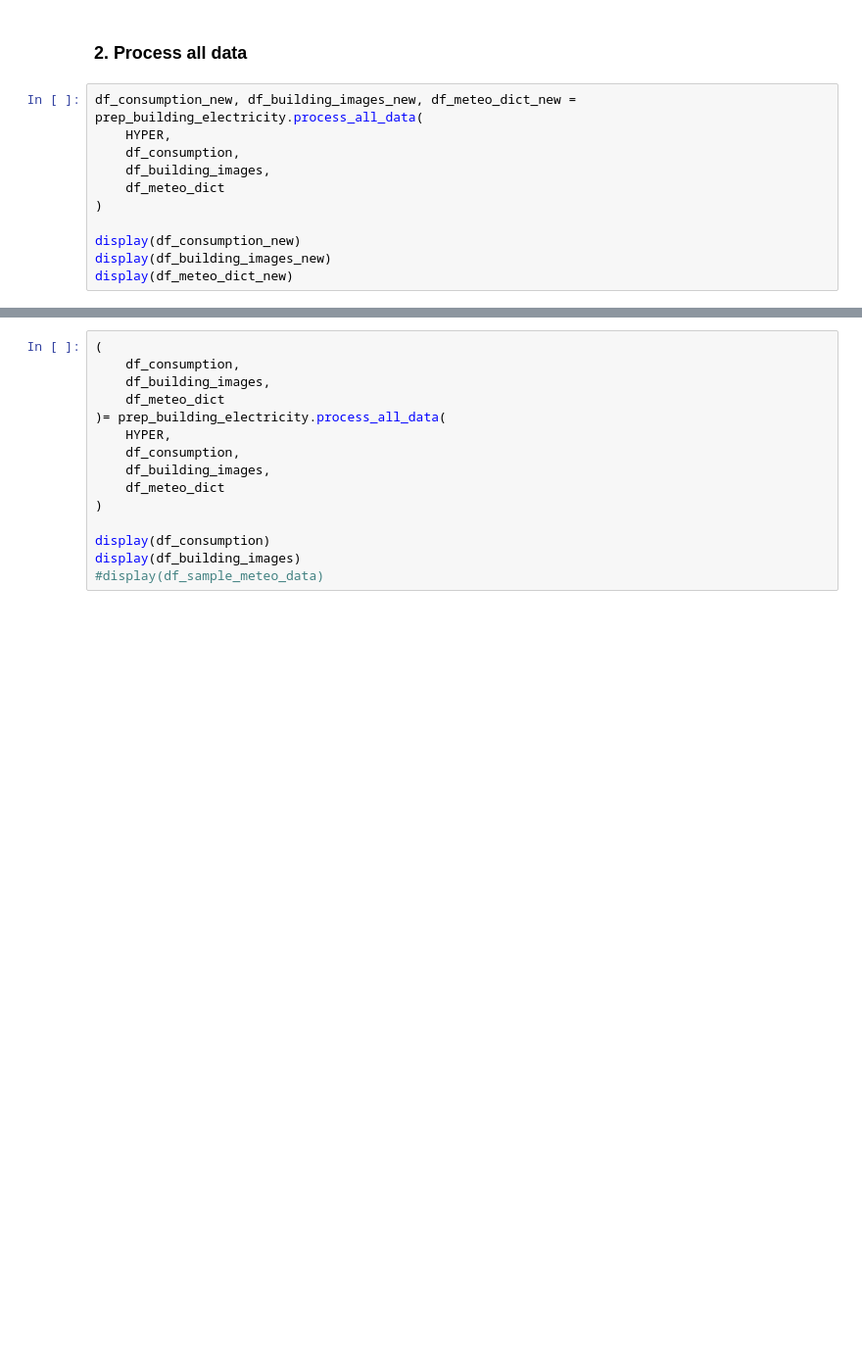
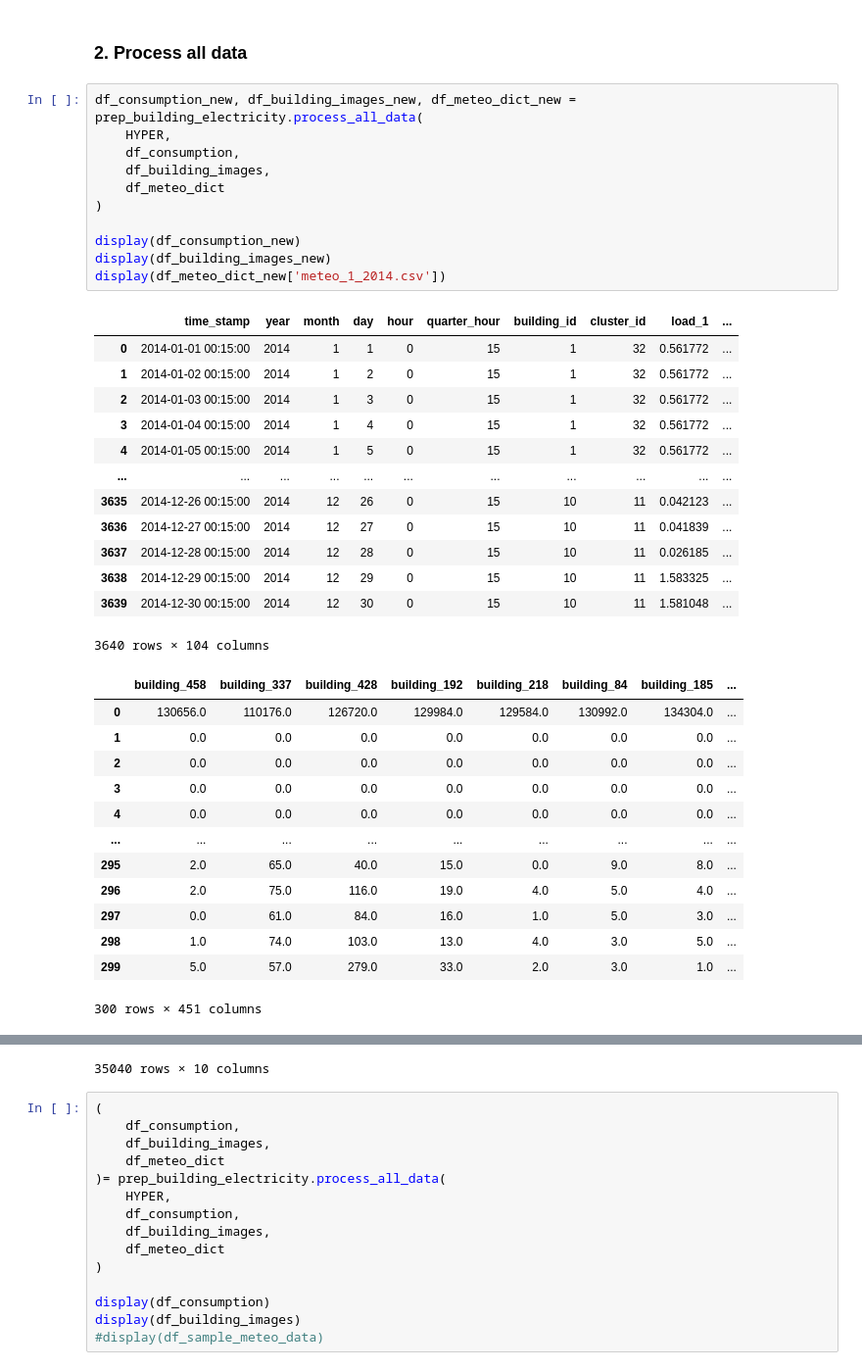
Before and after one commit to ArsamAryandoust/EnergyTransitionTasks, a Jupyter notebook: src/prep_buildingelectricity.ipynb, the cells around one changed output, grey strips where cells are left out. Shown at 98% size. Cells and saved outputs as stored; diff of their text form; blank space fills up the shorter version.

```diff
--- a/src/prep_buildingelectricity.ipynb
+++ b/src/prep_buildingelectricity.ipynb
@@ -27,11 +67,38 @@ display(df_meteo_dict['meteo_1_2014.csv'])
 # %%
 df_consumption_new, df_building_images_new, df_meteo_dict_new = prep_building_electricity.process_all_data(
     HYPER,
     df_consumption,
     df_building_images,
     df_meteo_dict
 )
 
 display(df_consumption_new)
 display(df_building_images_new)
-display(df_meteo_dict_new)
+display(df_meteo_dict_new['meteo_1_2014.csv'])
+# %% [output]
+|  | time_stamp | year | month | day | hour | quarter_hour | building_id | cluster_id | load_1 | ... |
+| 0 | 2014-01-01 00:15:00 | 2014 | 1 | 1 | 0 | 15 | 1 | 32 | 0.561772 | ... |
+| 1 | 2014-01-02 00:15:00 | 2014 | 1 | 2 | 0 | 15 | 1 | 32 | 0.561772 | ... |
+| 2 | 2014-01-03 00:15:00 | 2014 | 1 | 3 | 0 | 15 | 1 | 32 | 0.561772 | ... |
+| 3 | 2014-01-04 00:15:00 | 2014 | 1 | 4 | 0 | 15 | 1 | 32 | 0.561772 | ... |
+| 4 | 2014-01-05 00:15:00 | 2014 | 1 | 5 | 0 | 15 | 1 | 32 | 0.561772 | ... |
+| ... | ... | ... | ... | ... | ... | ... | ... | ... | ... | ... |
+| 3635 | 2014-12-26 00:15:00 | 2014 | 12 | 26 | 0 | 15 | 10 | 11 | 0.042123 | ... |
+| 3636 | 2014-12-27 00:15:00 | 2014 | 12 | 27 | 0 | 15 | 10 | 11 | 0.041839 | ... |
+| 3637 | 2014-12-28 00:15:00 | 2014 | 12 | 28 | 0 | 15 | 10 | 11 | 0.026185 | ... |
+| 3638 | 2014-12-29 00:15:00 | 2014 | 12 | 29 | 0 | 15 | 10 | 11 | 1.583325 | ... |
+| 3639 | 2014-12-30 00:15:00 | 2014 | 12 | 30 | 0 | 15 | 10 | 11 | 1.581048 | ... |
+3640 rows × 104 columns
+|  | building_458 | building_337 | building_428 | building_192 | building_218 | building_84 | building_185 | ... |
+| 0 | 130656.0 | 110176.0 | 126720.0 | 129984.0 | 129584.0 | 130992.0 | 134304.0 | ... |
+| 1 | 0.0 | 0.0 | 0.0 | 0.0 | 0.0 | 0.0 | 0.0 | ... |
+| 2 | 0.0 | 0.0 | 0.0 | 0.0 | 0.0 | 0.0 | 0.0 | ... |
+| 3 | 0.0 | 0.0 | 0.0 | 0.0 | 0.0 | 0.0 | 0.0 | ... |
+| 4 | 0.0 | 0.0 | 0.0 | 0.0 | 0.0 | 0.0 | 0.0 | ... |
+| ... | ... | ... | ... | ... | ... | ... | ... | ... |
+| 295 | 2.0 | 65.0 | 40.0 | 15.0 | 0.0 | 9.0 | 8.0 | ... |
+| 296 | 2.0 | 75.0 | 116.0 | 19.0 | 4.0 | 5.0 | 4.0 | ... |
+| 297 | 0.0 | 61.0 | 84.0 | 16.0 | 1.0 | 5.0 | 3.0 | ... |
+| 298 | 1.0 | 74.0 | 103.0 | 13.0 | 4.0 | 3.0 | 5.0 | ... |
+| 299 | 5.0 | 57.0 | 279.0 | 33.0 | 2.0 | 3.0 | 1.0 | ... |
+300 rows × 451 columns
@@ -38,3 +117,4 @@ display(df_meteo_dict_new)
+35040 rows × 10 columns
 # %%
 (
     df_consumption,
```
Also changed, not shown: parts of 2 cells of this notebook, 1 other file.
